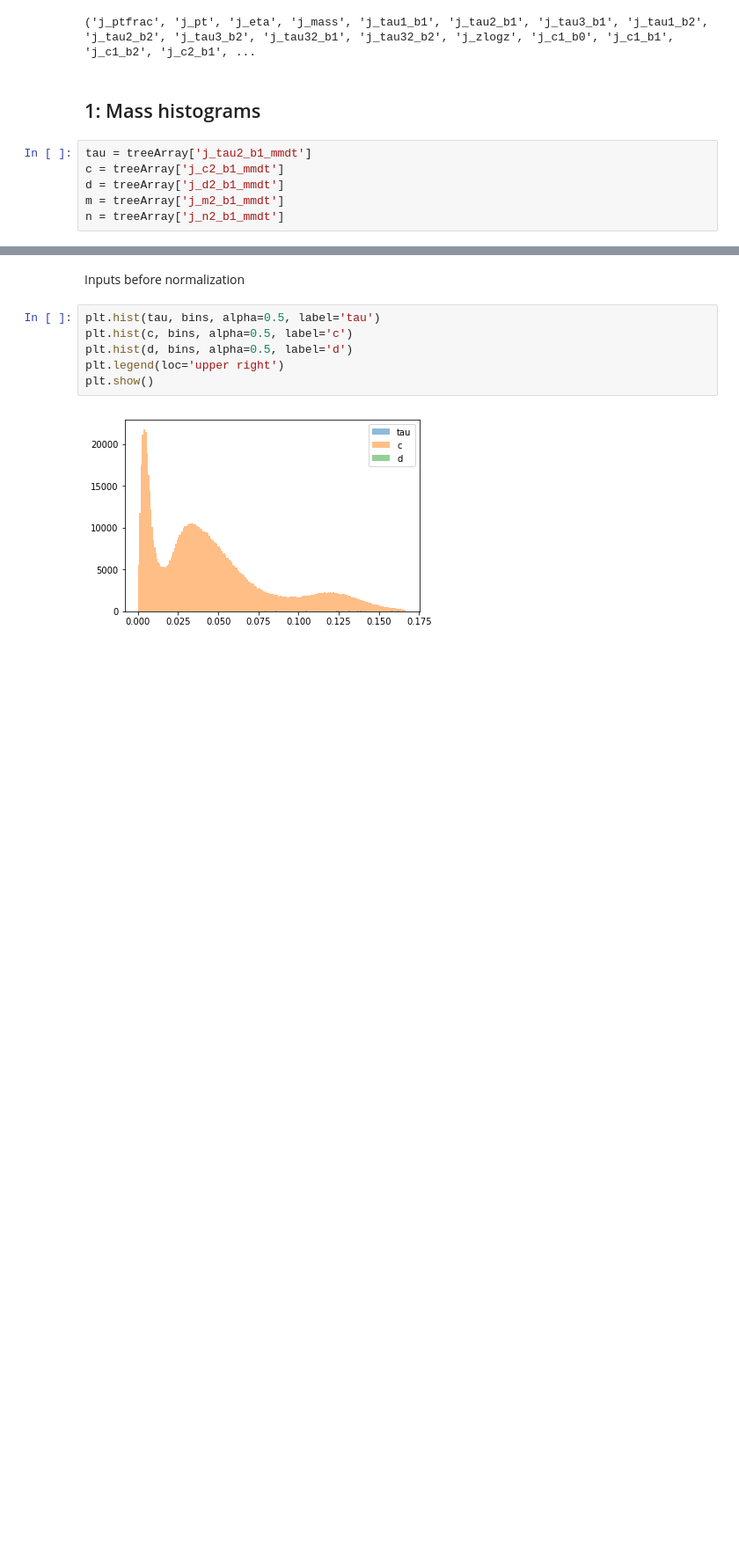
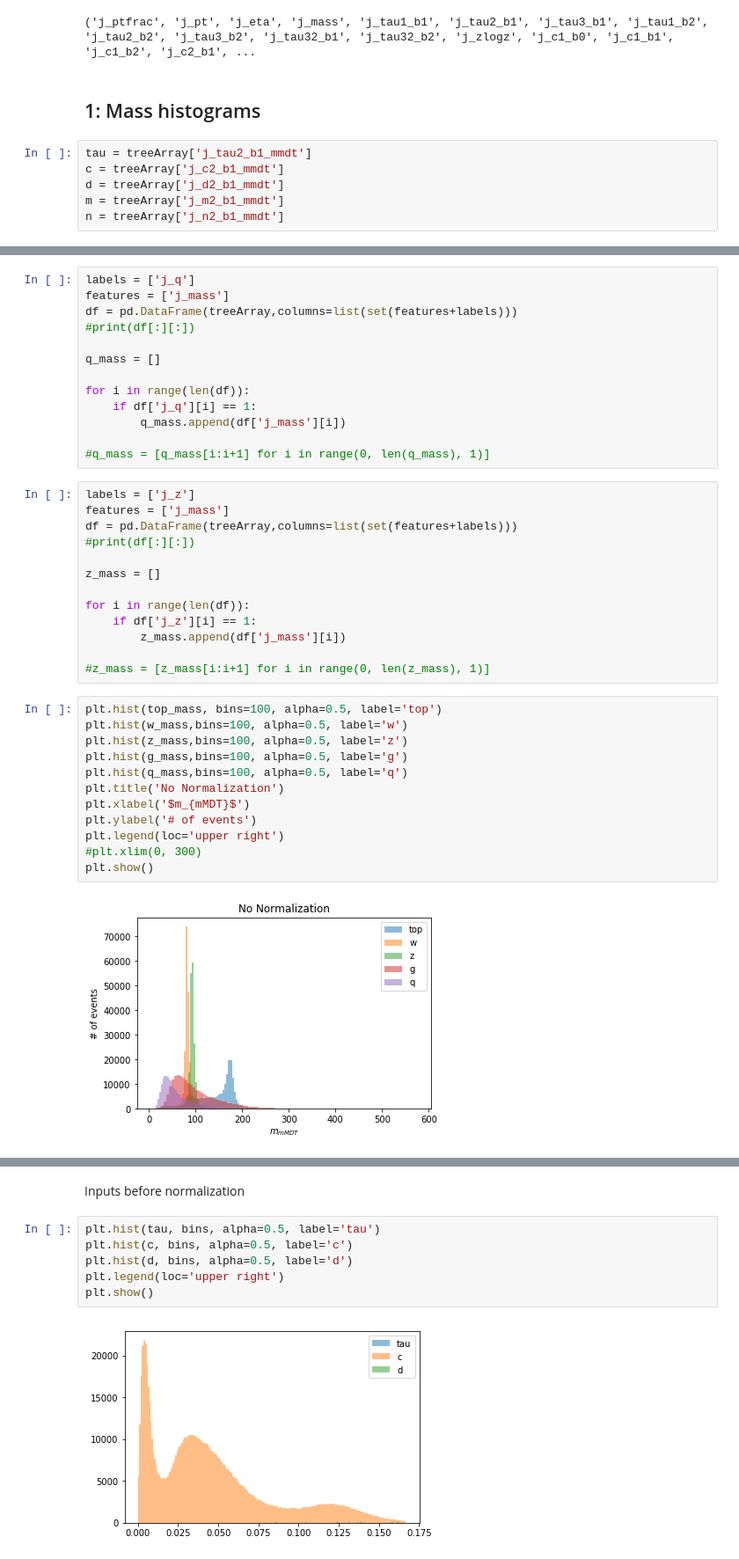
Before and after one commit to ssagear/keras-training, a Jupyter notebook: exploratory/input_histograms.ipynb, the cells around one changed output, grey strips where cells are left out. Shown at 88% size. Cells and saved outputs as stored; diff of their text form; blank space fills up the shorter version.

```diff
--- a/exploratory/input_histograms.ipynb
+++ b/exploratory/input_histograms.ipynb
@@ -23,0 +88,40 @@ n = treeArray['j_n2_b1_mmdt']
+# %%
+labels = ['j_q']
+features = ['j_mass']
+df = pd.DataFrame(treeArray,columns=list(set(features+labels)))
+#print(df[:][:])
+
+q_mass = []
+
+for i in range(len(df)):
+    if df['j_q'][i] == 1:
+        q_mass.append(df['j_mass'][i])
+
+#q_mass = [q_mass[i:i+1] for i in range(0, len(q_mass), 1)]
+# %%
+labels = ['j_z']
+features = ['j_mass']
+df = pd.DataFrame(treeArray,columns=list(set(features+labels)))
+#print(df[:][:])
+
+z_mass = []
+
+for i in range(len(df)):
+    if df['j_z'][i] == 1:
+        z_mass.append(df['j_mass'][i])
+
+#z_mass = [z_mass[i:i+1] for i in range(0, len(z_mass), 1)]
+# %%
+plt.hist(top_mass, bins=100, alpha=0.5, label='top')
+plt.hist(w_mass,bins=100, alpha=0.5, label='w')
+plt.hist(z_mass,bins=100, alpha=0.5, label='z')
+plt.hist(g_mass,bins=100, alpha=0.5, label='g')
+plt.hist(q_mass,bins=100, alpha=0.5, label='q')
+plt.title('No Normalization')
+plt.xlabel('$m_{mMDT}$')
+plt.ylabel('# of events')
+plt.legend(loc='upper right')
+#plt.xlim(0, 300)
+plt.show()
+# %% [output]
+[figure, added]
```
Also changed, not shown: parts of 31 cells of this notebook, 1 other file.
